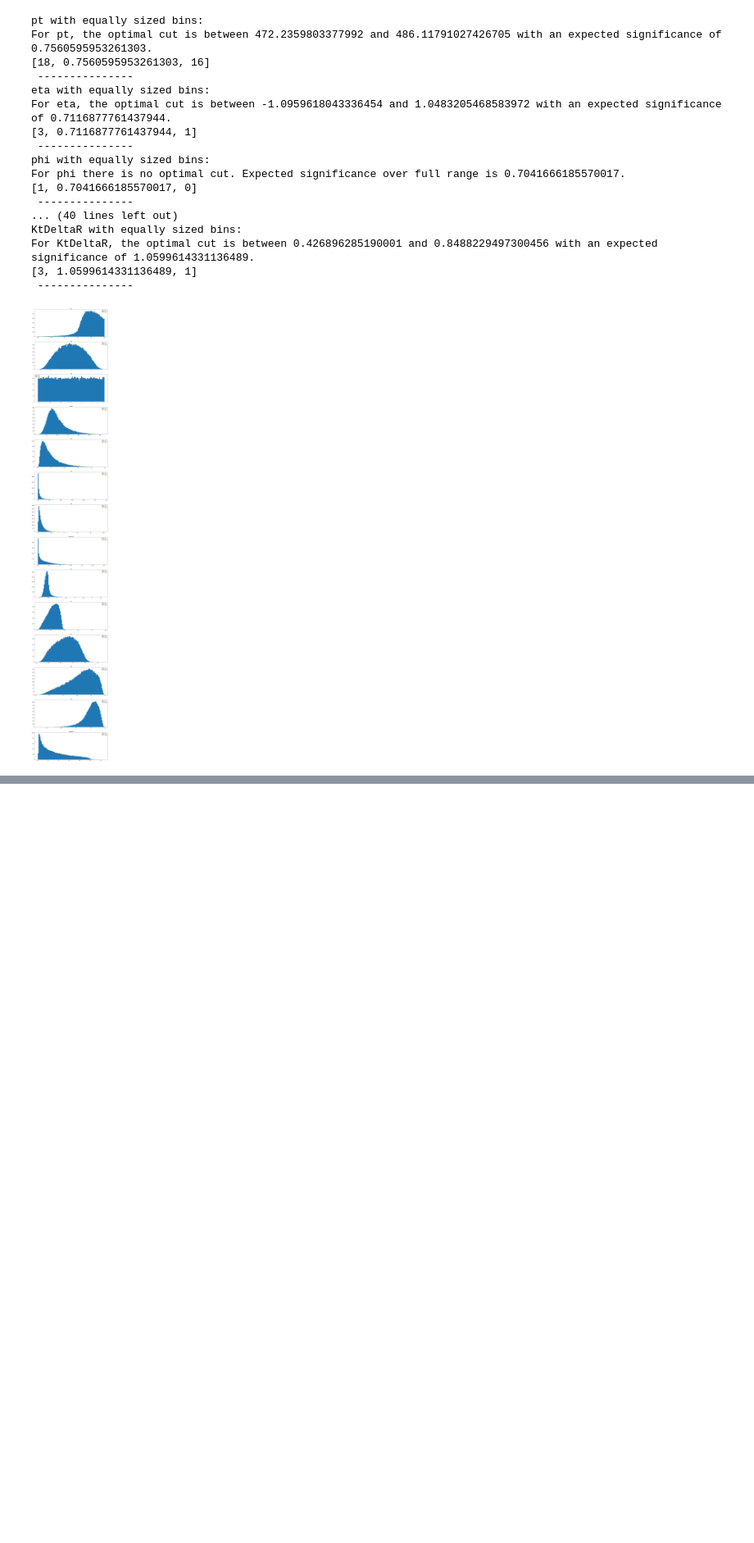
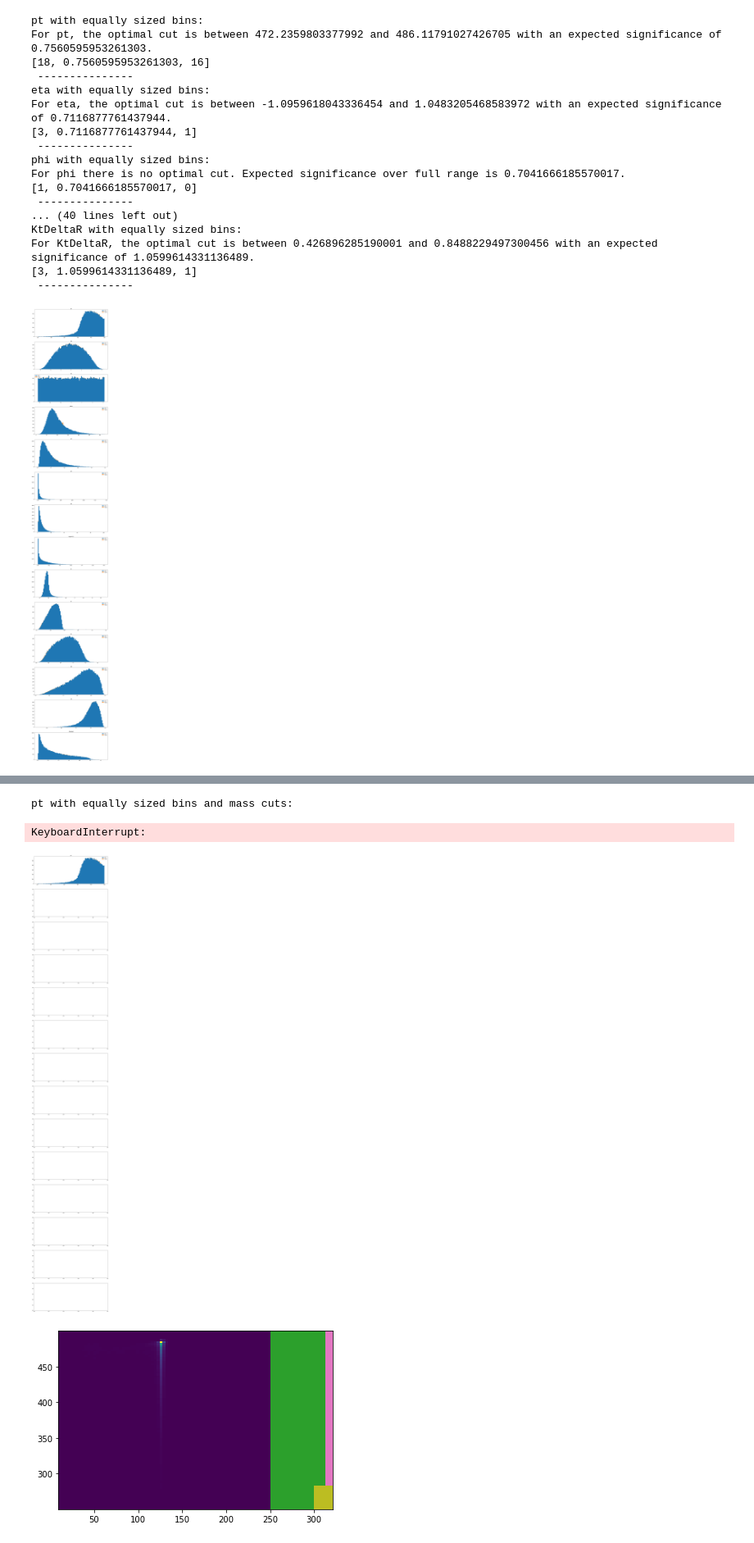
Before and after one commit to jarods00/PHYS434, a Jupyter notebook: Lab 7 & 8.ipynb, the cells around one changed output, grey strips where cells are left out. Shown at 82% size. Saved outputs shown, nothing was run; the diff lists cells and outputs as text; code cells hidden in the pictures; blank space fills up the shorter version.

```diff
--- a/Lab 7 & 8.ipynb
+++ b/Lab 7 & 8.ipynb
@@ -210,6 +210,8 @@ for key in qcd:
             sig = stats.norm.ppf(stats.poisson.cdf(n_higgs + n_qcd, n_qcd, loc = 0))
             if sig != float('inf'):
                 cut_sigs.append(sig)
+            elif sig == float('inf'):
+                cut_sigs.append(0)
 
         index_max = cut_sigs.index(max(cut_sigs, key = abs))
         max_array.append([bin_num, cut_sigs[index_max], index_max])
@@ -428,0 +430,76 @@ t3 around maximum of Higgs graph:
+# %%
+n_higgs = 100 / 100000
+n_qcd = 20000 / 100000
+
+fig, ax = plt.subplots(14, 1, figsize = (15, 95))
+fig2, ax2 = plt.subplots(1,1)
+
+mass_lower = qcd['mass'].min()
+mass_upper = qcd['mass'].max()
+
+j = 0
+for key in qcd:
+    if key != "mass":
+        print(key + " with equally sized bins and mass cuts:")
+        n_higgs = 100 / 100000
+        n_qcd = 20000 / 100000
+        qcd_weight = np.array([n_qcd] * len(qcd[key]))
+        higgs_weight = np.array([n_higgs] * len(higgs[key]))
+
+    #     For graphing
+        ax[j].hist([qcd[key], higgs[key]], bins = 100, density = False, stacked = True, weights = [qcd_weight, higgs_weight])
+    #     ax[j].hist(qcd[key], bins = 100, density = True, weights = qcd_weight)
+    #     ax[j].hist(higgs[key], bins = 100, density = True, weights = higgs_weight)
+        ax[j].set_title(key)
+        ax[j].legend(["QCD", "Higgs"])
+
+        # For cuts
+
+
+
+        max_array = []
+        for bin_num in range(1, 101, 1):
+
+            lower_val = qcd[key].min()
+            upper_val = qcd[key].max()
+
+            hist_qcd = ax2.hist2d(qcd['mass'], qcd[key], bins = [95, bin_num], range = [[mass_lower, mass_upper], [lower_val, upper_val]])
+            hist_higgs = ax2.hist2d(higgs['mass'], higgs[key], bins = [95, bin_num], range = [[mass_lower, mass_upper], [lower_val, upper_val]])
+
+
+            cut_sigs = []
+            for i in range(bin_num):
+                n_qcd = hist_qcd[0][i]
+                n_higgs = hist_higgs[0][i]
+                sig = stats.norm.ppf(stats.poisson.cdf(n_higgs + n_qcd, n_qcd, loc = 0))
+                if sig != float('inf'):
+                    cut_sigs.append(sig)
+
+
+            index_max = cut_sigs.index(max(cut_sigs, key = abs))
+            max_array.append([bin_num, cut_sigs[index_max], index_max])
+
+        max_sig = max_array[0][1]
+        ind = 0
+        for k in range(len(max_array)):
+            if abs(max_array[k][1]) > abs(max_sig):
+                max_sig = max_array[k][1]
+                ind = k
+
+        bottom_val = lower_val + max_array[ind][2] * ((upper_val - lower_val) / max_array[ind][0])
+        top_val = bottom_val + ((upper_val - lower_val) / max_array[ind][0])
+        if max_array[ind][0] == 1:
+            print("For " + key + " there is no optimal cut. Expected significance over full range is " + str(max_array[ind][1]) + ".")
+        else:
+            print("For " + key + ", the optimal cut is between " + str(bottom_val) + " and " + str(top_val) + " with an expected significance of " + str(max_array[ind][1]) + ".")
+        print(max_array[ind])
+        print(" --------------- ")
+
+        j = j + 1
+
+# plt.close()
+# %% [output]
+pt with equally sized bins and mass cuts:
+KeyboardInterrupt:
+[figure, added]
+[figure, added]
```
Also changed, not shown: parts of 5 cells of this notebook.
